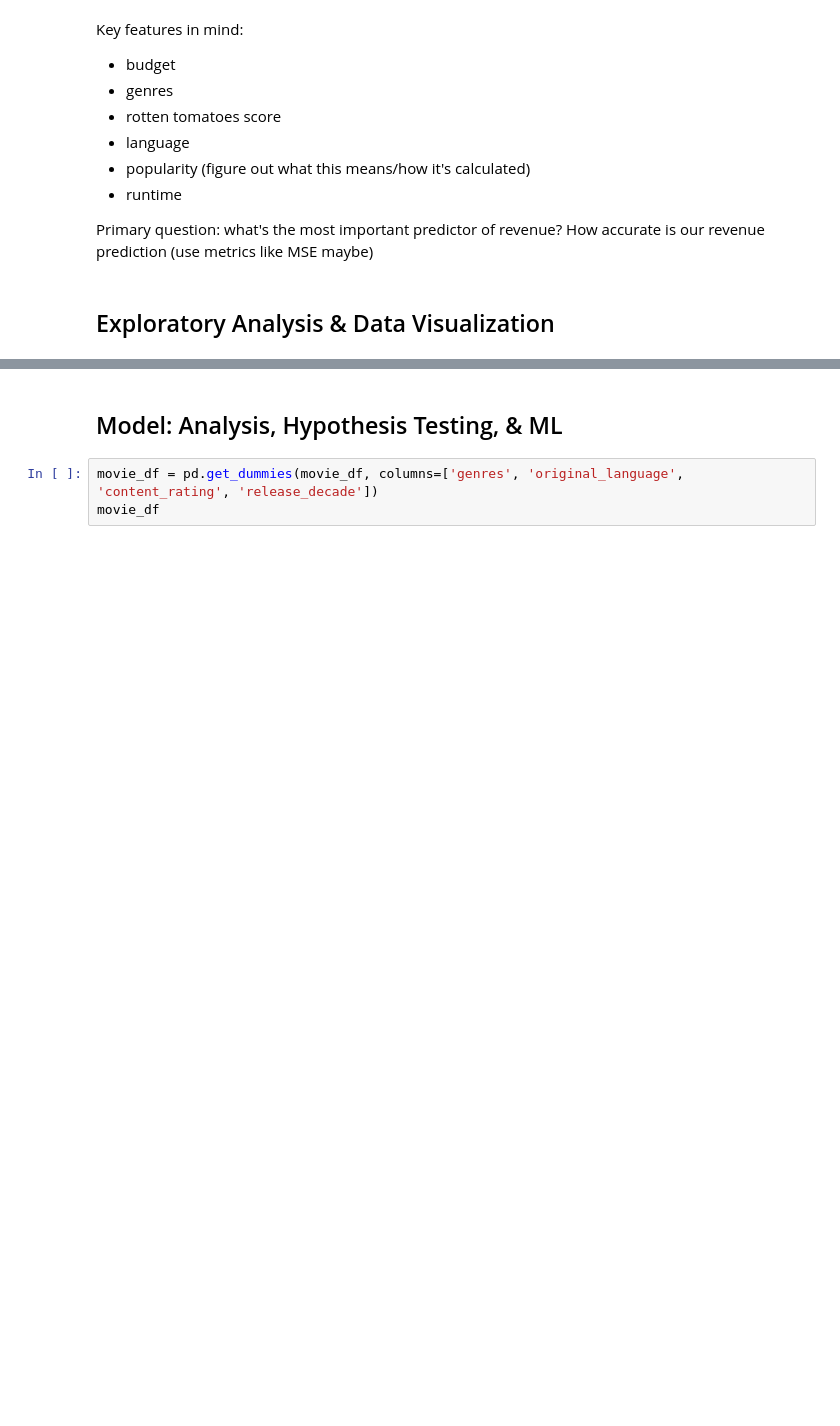
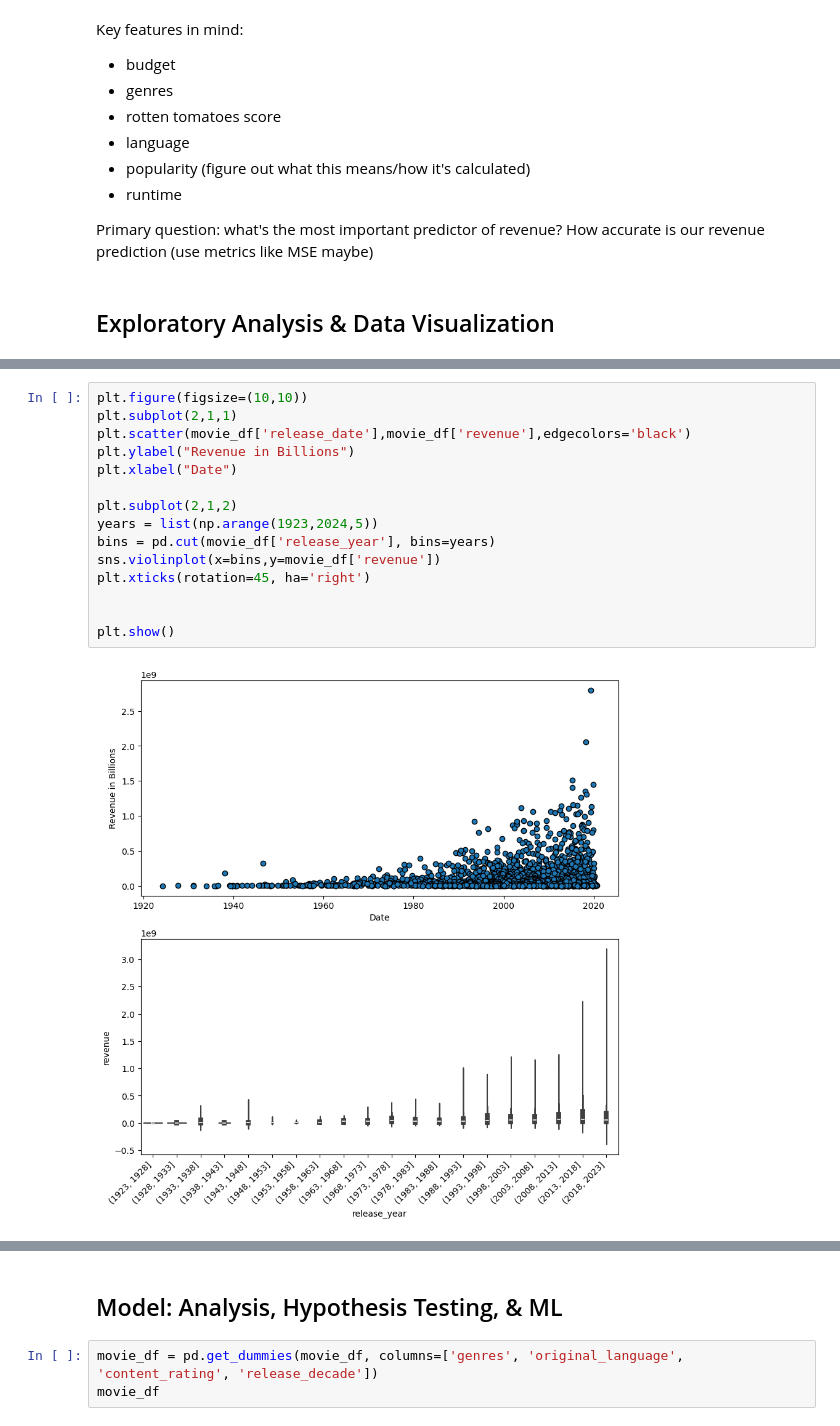
Before and after one commit to cmsc320-gautham-evan-arjun/cmsc320-gautham-evan-arjun.github.io, a Jupyter notebook: finaltutorial.ipynb, the cells around one changed output, grey strips where cells are left out. Drawn from its saved outputs; the diff is of its cells as text; blank space fills up the shorter version.

```diff
--- a/finaltutorial.ipynb
+++ b/finaltutorial.ipynb
@@ -441,0 +496,17 @@ Primary question: what's the most important predictor of revenue? How accurate i
+# %%
+plt.figure(figsize=(10,10))
+plt.subplot(2,1,1)
+plt.scatter(movie_df['release_date'],movie_df['revenue'],edgecolors='black')
+plt.ylabel("Revenue in Billions")
+plt.xlabel("Date")
+
+plt.subplot(2,1,2)
+years = list(np.arange(1923,2024,5))
+bins = pd.cut(movie_df['release_year'], bins=years)
+sns.violinplot(x=bins,y=movie_df['revenue'])
+plt.xticks(rotation=45, ha='right')
+
+
+plt.show()
+# %% [output]
+[figure, added]
```
Also changed, not shown: parts of 92 cells of this notebook.
